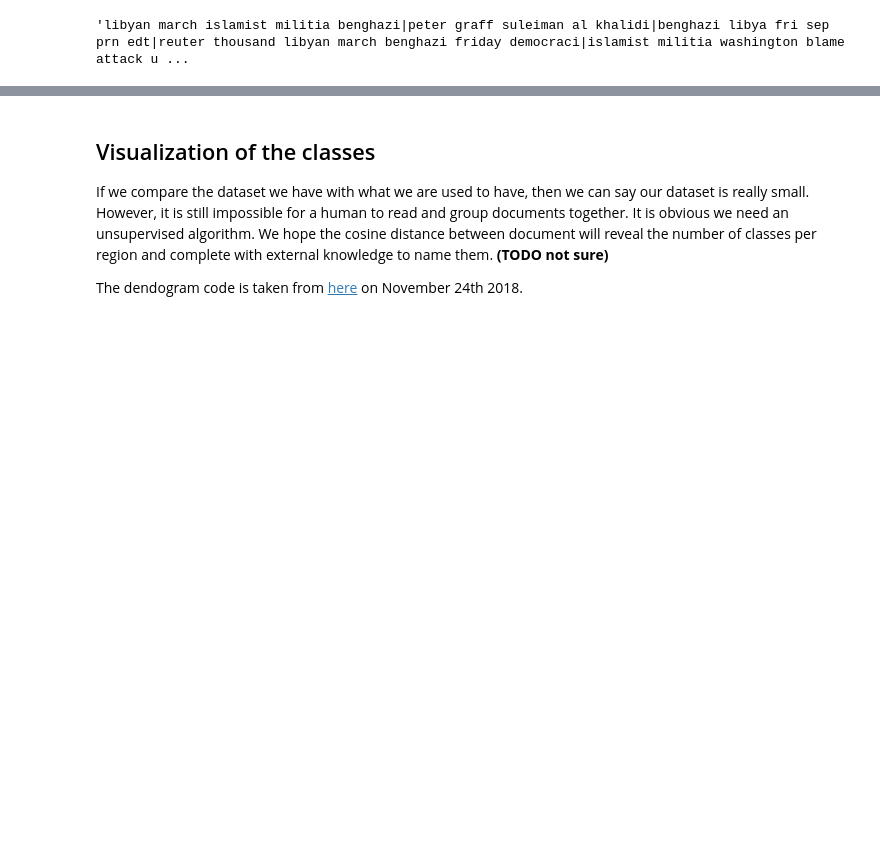
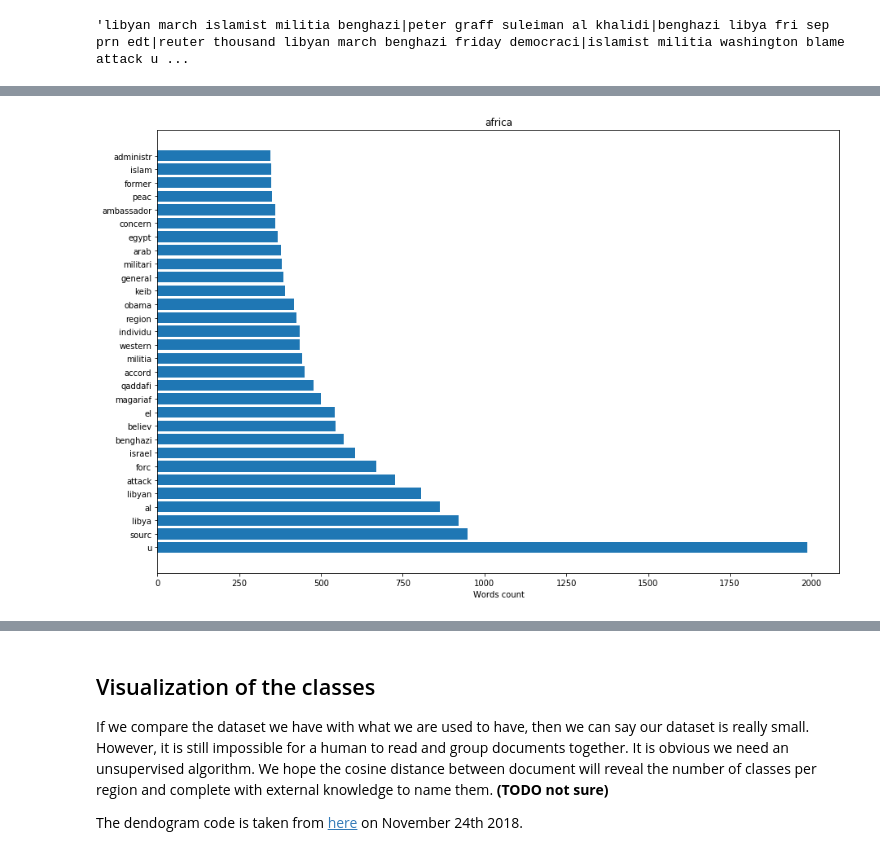
Before and after one commit to KennethThNg/Project, a Jupyter notebook: src/data_exploration.ipynb, the cells around one changed output, grey strips where cells are left out. Cells and saved outputs as stored; diff of their text form; code cells hidden in the pictures; blank space fills up the shorter version.

```diff
--- a/src/data_exploration.ipynb
+++ b/src/data_exploration.ipynb
@@ -652,0 +694,25 @@ emails.content[166]
+# %%
+#function to extract the most common words from each region
+def most_common_word(emails, region, n):
+    '''return the most common words for each mails content'''
+    serie_emails = emails[emails.content.map(lambda content: Extractor.earth_area(str(content), region))].content
+    mails_str = serie_emails.str.cat(sep = ' ')
+    list_of_words = [i.lower() for i in wordpunct_tokenize(mails_str) if i.lower() not in stop_word and i.isalpha()]
+    wordfreqdist = nltk.FreqDist(list_of_words)
+    mostcommon = wordfreqdist.most_common(n)
+    return mostcommon
+# %%
+#function to visualize the most common words from each region
+def common_word_visualization(emails, region, n):
+    common_words = most_common_word(emails, region, n)
+    plt.figure(figsize=(15,10))
+    plt.barh(range(len(common_words)),[val[1] for val in common_words], align='center')
+    plt.yticks(range(len(common_words)), [val[0] for val in common_words])
+    plt.xlabel('Words count')
+    plt.title(region)
+    plt.show()
+# %%
+#Horizontal bar chart for Africa
+common_word_visualization(emails,'africa',30)
+# %% [output]
+[figure, added]
```
Also changed, not shown: parts of 17 cells of this notebook.
